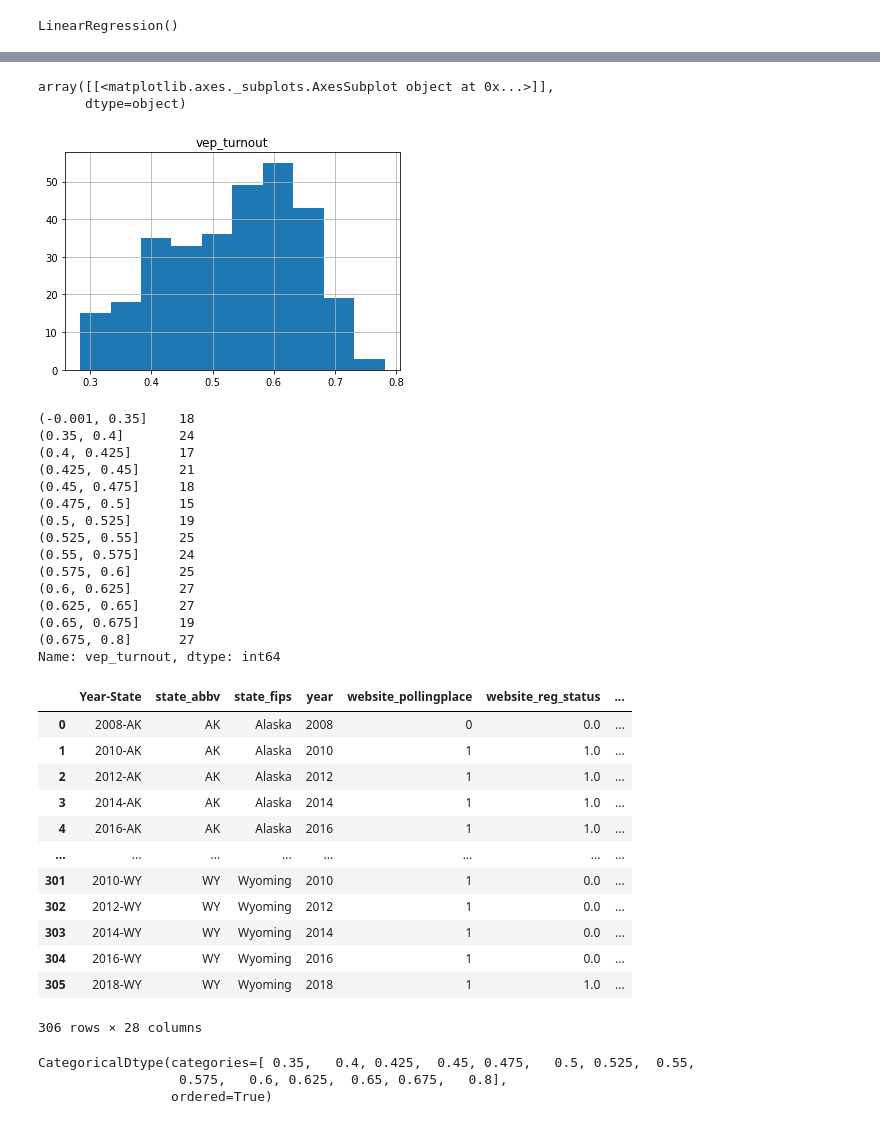
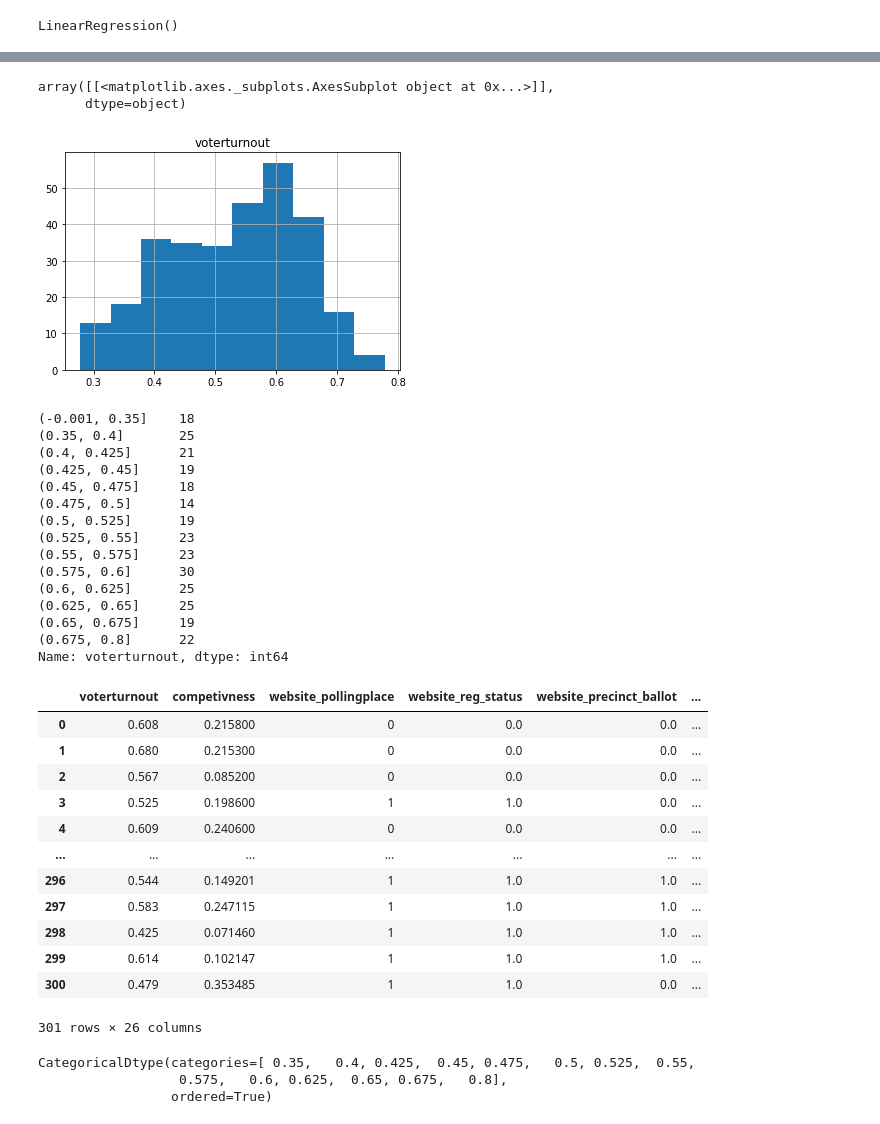
Before and after one commit to mmingoia/HTML_MN_Group_Project, a Jupyter notebook: election.ipynb, the cells around one changed output, grey strips where cells are left out. Saved outputs shown, nothing was run; the diff lists cells and outputs as text; code cells hidden in the pictures.

```diff
--- a/election.ipynb
+++ b/election.ipynb
@@ -70,7 +70,7 @@ percentcitizenhispanic         float64
 dtype: object
 # %%
 # Drop columns with Status, ASK_AMT, NAME, EIN
-df_new = df.drop(['yearstate', 'electionyear', 'stateabbreviation','statename'], axis = 1)
+df_new = df.drop(['yearstate', 'electionyear', 'stateabbreviation','statename', 'midterm', 'residual'], axis = 1)
 df_new
 # %% [output]
 |  | voterturnout | competivness | website_pollingplace | website_reg_status | website_precinct_ballot | ... |
@@ -338,0 +254,3 @@ y = df2_new.vep_turnout
+# %%
+df2_new = df_new.replace(np.nan,0)
+df2_new
@@ -364,50 +305,50 @@ print(model.intercept_)
 # %%
-df2_new.hist(column='vep_turnout')
+df2_new.hist(column='voterturnout')
 # %% [output]
 array([[<matplotlib.axes._subplots.AxesSubplot object at 0x...>]],
       dtype=object)
-[figure, old version]
+[figure, new version]
 # %%
 # Establish the bins for "vep_turnout" new column.
 bins=[0,0.35,0.4,0.425,0.45,0.475,0.5,0.525,0.55,0.575,0.6,0.625,0.65,0.675,0.8]
-df2_new['vep_turnout'].value_counts(bins=bins, sort=False)
+df2_new['voterturnout'].value_counts(bins=bins, sort=False)
 # %% [output]
 (-0.001, 0.35]    18
-(0.35, 0.4]       24
-(0.4, 0.425]      17
-(0.425, 0.45]     21
+(0.35, 0.4]       25
+(0.4, 0.425]      21
+(0.425, 0.45]     19
 (0.45, 0.475]     18
-(0.475, 0.5]      15
+(0.475, 0.5]      14
 (0.5, 0.525]      19
-(0.525, 0.55]     25
-(0.55, 0.575]     24
-(0.575, 0.6]      25
-(0.6, 0.625]      27
-(0.625, 0.65]     27
+(0.525, 0.55]     23
+(0.55, 0.575]     23
+(0.575, 0.6]      30
+(0.6, 0.625]      25
+(0.625, 0.65]     25
 (0.65, 0.675]     19
-(0.675, 0.8]      27
-Name: vep_turnout, dtype: int64
+(0.675, 0.8]      22
+Name: voterturnout, dtype: int64
 # %%
 # Establish the bin values
 bin_values = [0.35, 0.4, 0.425, 0.45, 0.475, 0.5, 0.525, 0.55, 0.575, 0.6, 0.625, 0.65, 0.675, 0.8]
 # %%
 # Categorize spending based on the bins and create a new column "vep_turnout_b"
-df2_new["vep_turnout_b"] = pd.cut(df2_new['vep_turnout'], bins, labels=bin_values)
+df2_new["vep_turnout_b"] = pd.cut(df2_new['voterturnout'], bins, labels=bin_values)
 df2_new
 # %% [output]
-|  | Year-State | state_abbv | state_fips | year | website_pollingplace | website_reg_status | ... |
-| 0 | 2008-AK | AK | Alaska | 2008 | 0 | 0.0 | ... |
-| 1 | 2010-AK | AK | Alaska | 2010 | 1 | 1.0 | ... |
-| 2 | 2012-AK | AK | Alaska | 2012 | 1 | 1.0 | ... |
-| 3 | 2014-AK | AK | Alaska | 2014 | 1 | 1.0 | ... |
-| 4 | 2016-AK | AK | Alaska | 2016 | 1 | 1.0 | ... |
-| ... | ... | ... | ... | ... | ... | ... | ... |
-| 301 | 2010-WY | WY | Wyoming | 2010 | 1 | 0.0 | ... |
-| 302 | 2012-WY | WY | Wyoming | 2012 | 1 | 0.0 | ... |
-| 303 | 2014-WY | WY | Wyoming | 2014 | 1 | 0.0 | ... |
-| 304 | 2016-WY | WY | Wyoming | 2016 | 1 | 0.0 | ... |
-| 305 | 2018-WY | WY | Wyoming | 2018 | 1 | 1.0 | ... |
+|  | voterturnout | competivness | website_pollingplace | website_reg_status | website_precinct_ballot | ... |
+| 0 | 0.608 | 0.215800 | 0 | 0.0 | 0.0 | ... |
+| 1 | 0.680 | 0.215300 | 0 | 0.0 | 0.0 | ... |
+| 2 | 0.567 | 0.085200 | 0 | 0.0 | 0.0 | ... |
+| 3 | 0.525 | 0.198600 | 1 | 1.0 | 0.0 | ... |
+| 4 | 0.609 | 0.240600 | 0 | 0.0 | 0.0 | ... |
+| ... | ... | ... | ... | ... | ... | ... |
+| 296 | 0.544 | 0.149201 | 1 | 1.0 | 1.0 | ... |
+| 297 | 0.583 | 0.247115 | 1 | 1.0 | 1.0 | ... |
+| 298 | 0.425 | 0.071460 | 1 | 1.0 | 1.0 | ... |
+| 299 | 0.614 | 0.102147 | 1 | 1.0 | 1.0 | ... |
+| 300 | 0.479 | 0.353485 | 1 | 1.0 | 0.0 | ... |
-306 rows × 28 columns
+301 rows × 26 columns
 # %%
 # New column vep_turnout_b has category data type (before conversion)
 df2_new.vep_turnout_b.dtypes
```
Also changed, not shown: parts of 73 cells of this notebook.
